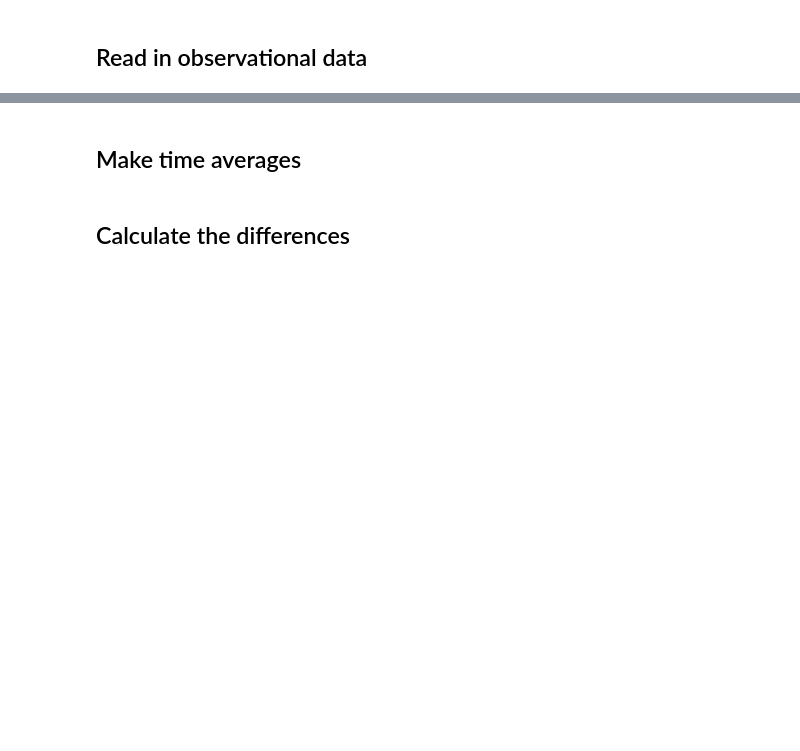
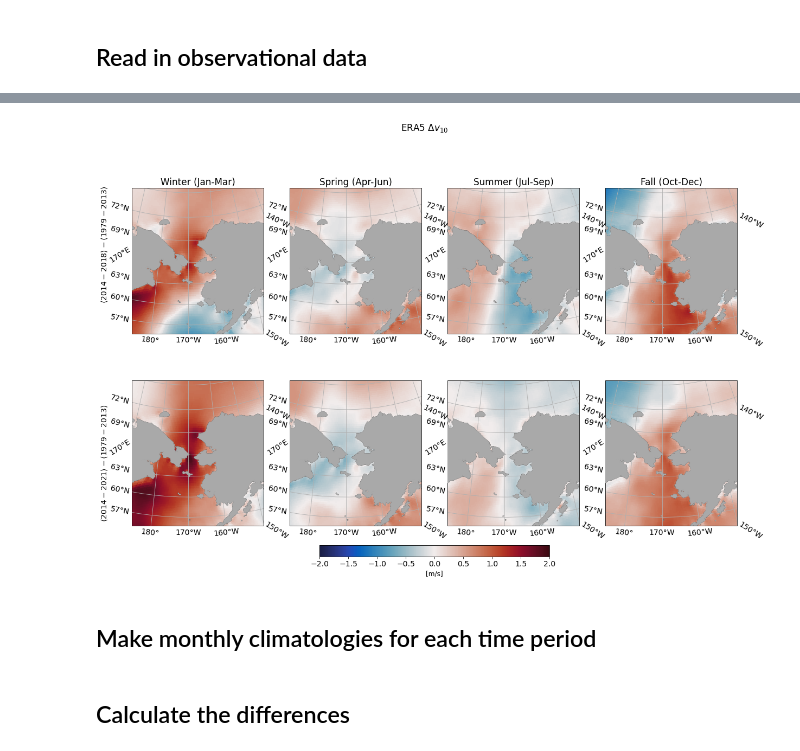
Before and after one commit to marionalberty/Chukchi_heatbudgets, a Jupyter notebook: notebooks/calc_Danielson_v10.ipynb, the cells around one changed output, grey strips where cells are left out. Cells and saved outputs as stored; diff of their text form; code cells hidden in the pictures; blank space fills up the shorter version.

Commit message:
Added seasonal differences

```diff
--- a/notebooks/calc_Danielson_v10.ipynb
+++ b/notebooks/calc_Danielson_v10.ipynb
@@ -43,0 +74,2 @@ DS_v10 = fix_latlon(xr.open_mfdataset(flist_v10,engine='netcdf4')).sel(
+# %%
+summer = DS_v10.sel(time=DS_v10.time.dt.month.isin([7,8,9])).groupby('time.year').mean()
@@ -44,5 +98,41 @@ DS_v10 = fix_latlon(xr.open_mfdataset(flist_v10,engine='netcdf4')).sel(
+# %%
+# Create a figure and axes using matplotlib
+fig,ax = plt.subplots(figsize=(20,13),nrows=2,ncols=4,
+                      subplot_kw={'projection':ccrs.LambertConformal(central_longitude=-170)})
+# step through seasons
+# winter
+_  = bering_map(dwin1,ax[0,0])
+_  = bering_map(dwin2,ax[1,0])
+# spring
+_  = bering_map(dspr1,ax[0,1])
+_  = bering_map(dspr2,ax[1,1])
+# summer
+_  = bering_map(dsum1,ax[0,2])
+_  = bering_map(dsum2,ax[1,2])
+# fall
+_  = bering_map(dfal1,ax[0,3])
+im = bering_map(dfal2,ax[1,3])
+
+# Add colorbar
+cbar = plt.colorbar(im,ax=ax,orientation='horizontal',fraction=0.03,pad=0.05)
+cbar.set_label('[m/s]',fontsize=12)
+
+# Additional formatting
+fig.suptitle(r'ERA5 $\Delta v_{10}$')
+ax[0,0].set_title('Winter (Jan-Mar)')
+ax[0,1].set_title('Spring (Apr-Jun)')
+ax[0,2].set_title('Summer (Jul-Sep)')
+ax[0,3].set_title('Fall (Oct-Dec)')
+
+fig.text(0.09, 0.74, r'$\langle 2014-2018 \rangle - \langle 1979-2013 \rangle$',
+             ha='center', va='center', rotation='vertical')
+fig.text(0.09, 0.31, r'$\langle 2014-2021 \rangle - \langle 1979-2013 \rangle$',
+             ha='center', va='center', rotation='vertical')
+plt.show()
+# %% [output]
+[figure, added]
 # %% [markdown]
-## Make time averages
+## Make monthly climatologies for each time period
 # %%
 p0 = DS_v10.sel(time=slice('1979','2013')).groupby('time.month').mean()
 # %%
```
Also changed, not shown: parts of 12 cells of this notebook.
